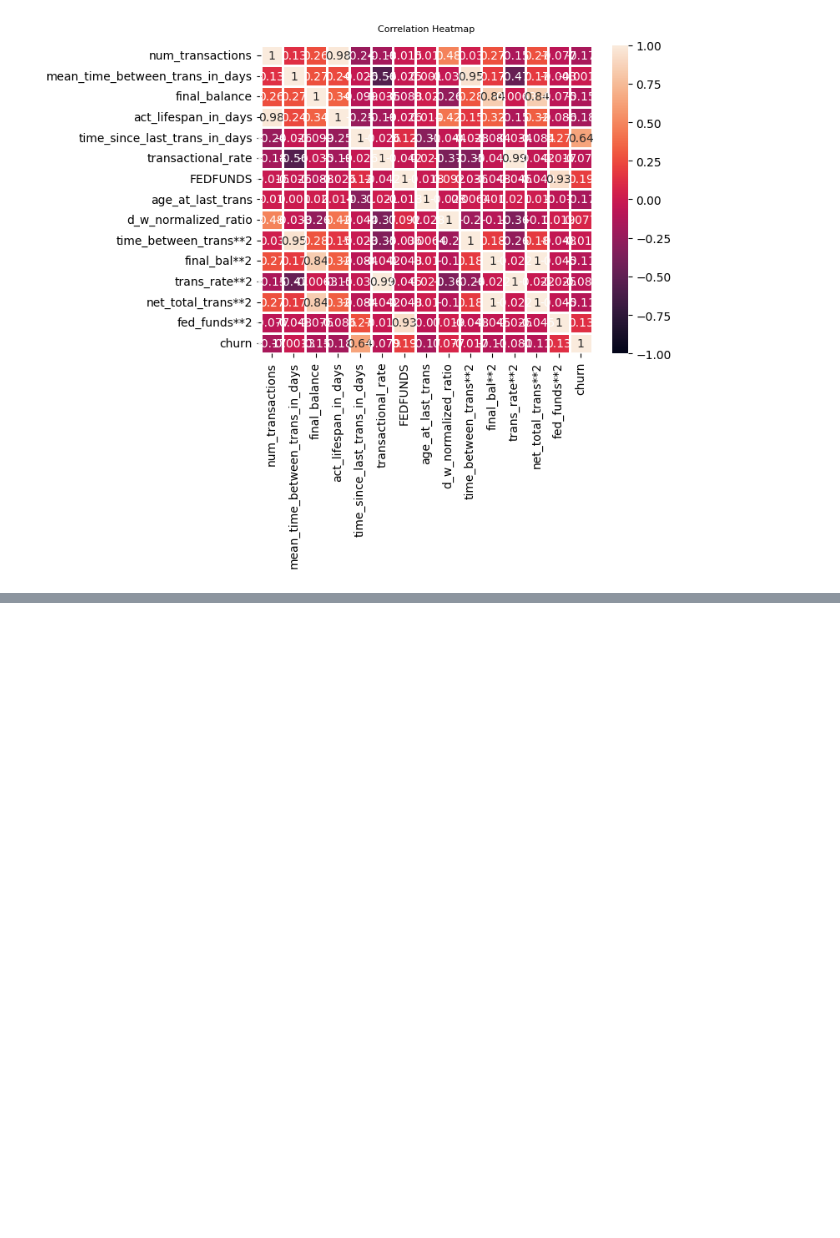
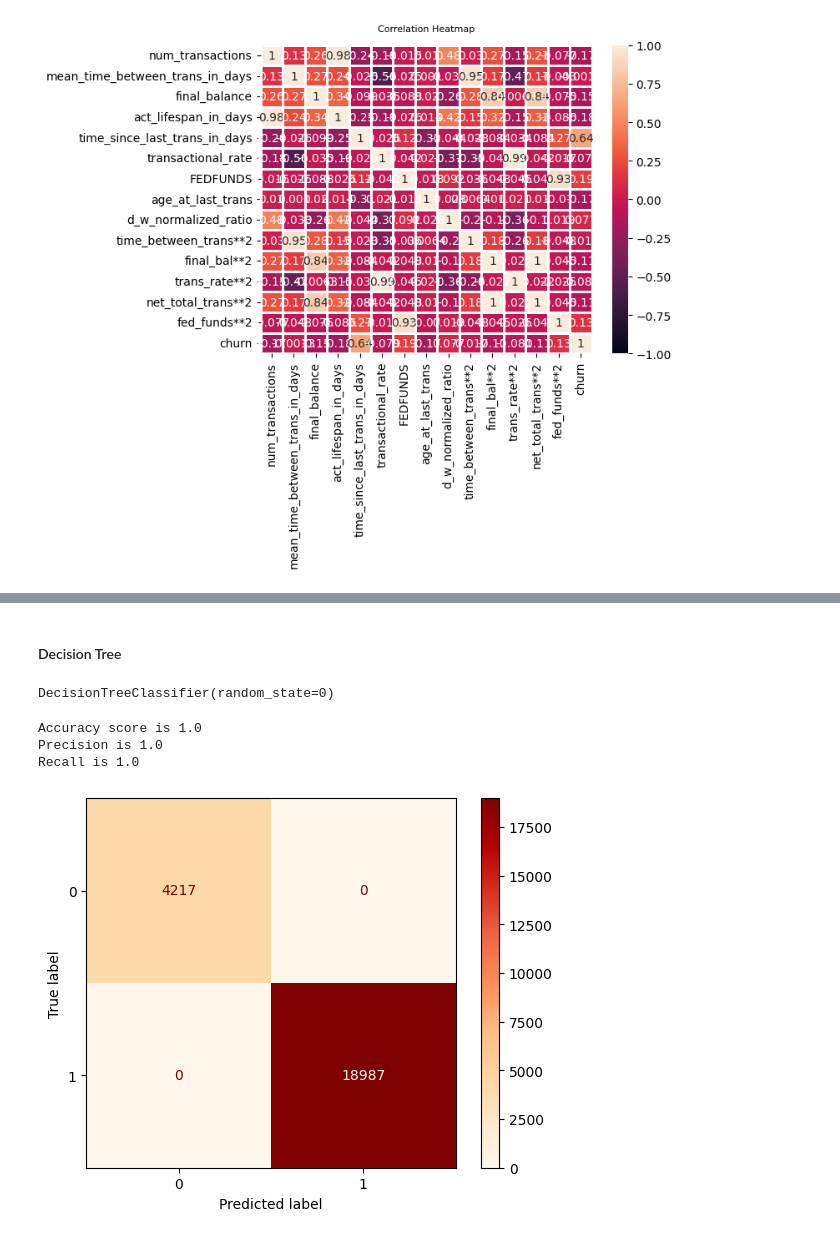
Before and after one commit to gegaddis/bank-churn, a Jupyter notebook: griffen_models.ipynb, the cells around one changed output, grey strips where cells are left out. Drawn from its saved outputs; the diff is of its cells as text; code cells hidden in the pictures; blank space fills up the shorter version.

```diff
--- a/griffen_models.ipynb
+++ b/griffen_models.ipynb
@@ -265,0 +393,30 @@ Text(0.5, 1.0, 'Correlation Heatmap')
+# %% [markdown]
+#### Decision Tree
+# %%
+from sklearn.tree import DecisionTreeClassifier
+
+dtc = DecisionTreeClassifier(random_state=0) # this way overfits the data
+dtc.fit(X_train,y_train)
+# %% [output]
+DecisionTreeClassifier(random_state=0)
+# %%
+y_dtc_pred = dtc.predict(X_test)
+acc_score = accuracy_score(y_test, y_dtc_pred)
+print(f'Accuracy score is {acc_score}')
+
+pr = precision_score(y_test, y_dtc_pred)
+print(f'Precision is {pr}')
+
+re = recall_score(y_test, y_dtc_pred)
+print(f'Recall is {re}')
+
+cm = confusion_matrix(y_test, y_dtc_pred)
+
+cm_plot = ConfusionMatrixDisplay(cm)
+cm_plot.plot(cmap="OrRd")
+plt.show()
+# %% [output]
+Accuracy score is 1.0
+Precision is 1.0
+Recall is 1.0
+[figure, added]
```
Also changed, not shown: parts of 14 cells of this notebook.
